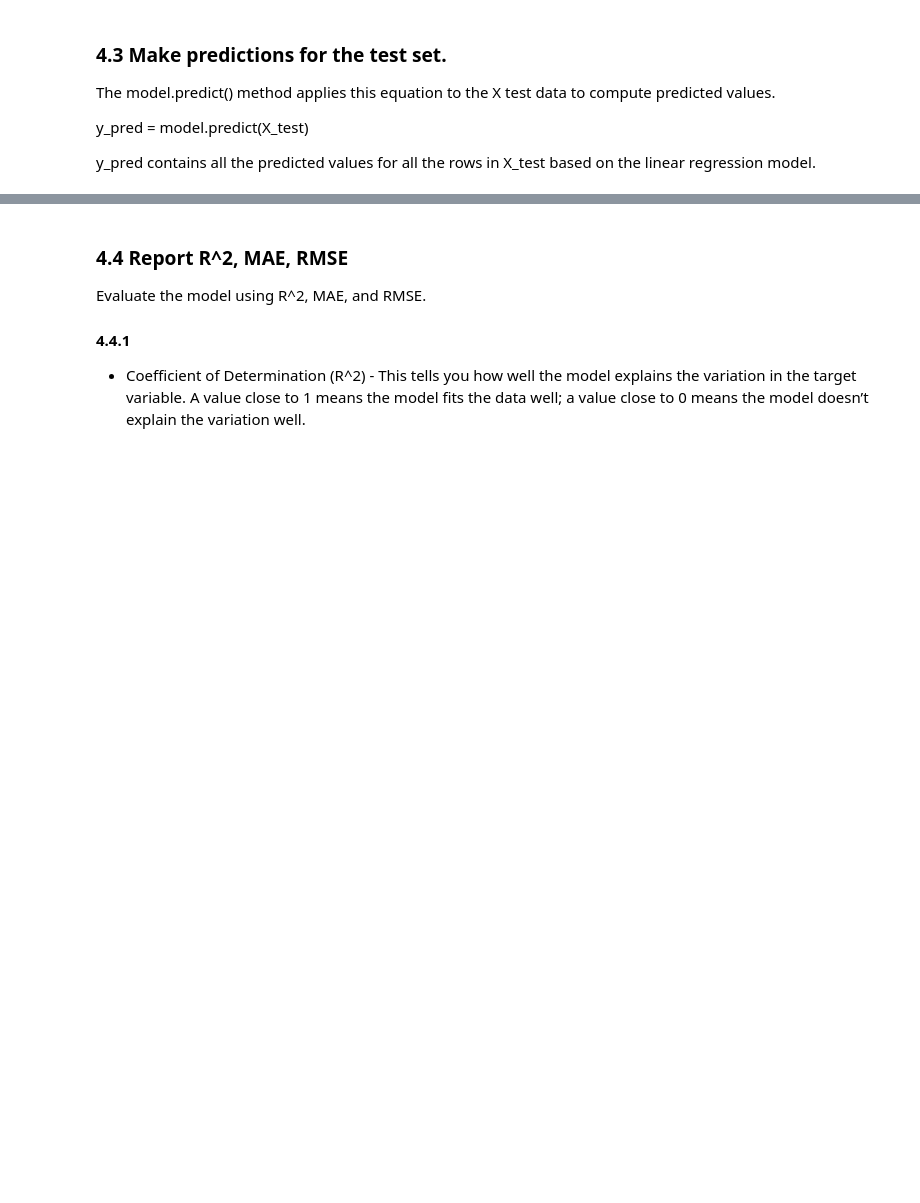
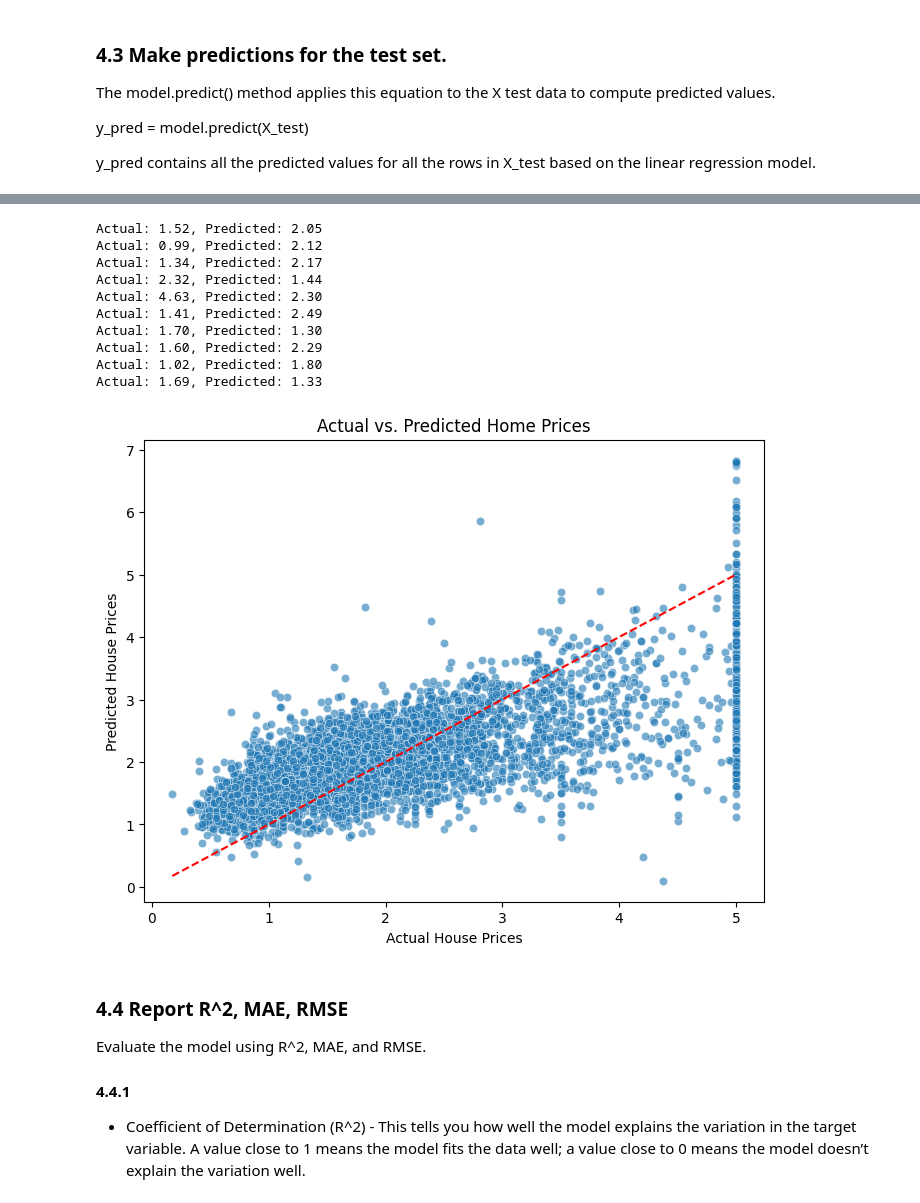
Before and after one commit to JBtallgrass/applied-ml-jballard, a Jupyter notebook: lab01/applied-ml-jballard.ipynb, the cells around one changed output, grey strips where cells are left out. Saved outputs shown, nothing was run; the diff lists cells and outputs as text; code cells hidden in the pictures; blank space fills up the shorter version.

```diff
--- a/lab01/applied-ml-jballard.ipynb
+++ b/lab01/applied-ml-jballard.ipynb
@@ -287,3 +256,31 @@ First 10 Predictions: [1.16230214 1.49913482 1.95573059 2.85275505 2.00167731 2.
+# %%
+# Compare predictions to actual values (print first 10 values)
+for actual, predicted in zip(y_test[:10], y_pred[:10]):
+    print(f'Actual: {actual:.2f}, Predicted: {predicted:.2f}')
+
+# Create scatter plot for full dataset (after the loop)
+plt.figure(figsize=(8, 6))
+sns.scatterplot(x=y_test, y=y_pred, alpha=0.6)
+
+# Plot a perfect prediction line (ideal case where y_test == y_pred)
+plt.plot([min(y_test), max(y_test)], [min(y_test), max(y_test)], color='red', linestyle='--')
+
+plt.xlabel("Actual House Prices")
+plt.ylabel("Predicted House Prices")
+plt.title("Actual vs. Predicted Home Prices")
+plt.show()
+# %% [output]
+Actual: 1.52, Predicted: 2.05
+Actual: 0.99, Predicted: 2.12
+Actual: 1.34, Predicted: 2.17
+Actual: 2.32, Predicted: 1.44
+Actual: 4.63, Predicted: 2.30
+Actual: 1.41, Predicted: 2.49
+Actual: 1.70, Predicted: 1.30
+Actual: 1.60, Predicted: 2.29
+Actual: 1.02, Predicted: 1.80
+Actual: 1.69, Predicted: 1.33
+[figure, added]
 # %% [markdown]
 ### 4.4 Report R^2, MAE, RMSE
 Evaluate the model using R^2, MAE, and RMSE.
```
Also changed, not shown: parts of 17 cells of this notebook, 1 other file.
